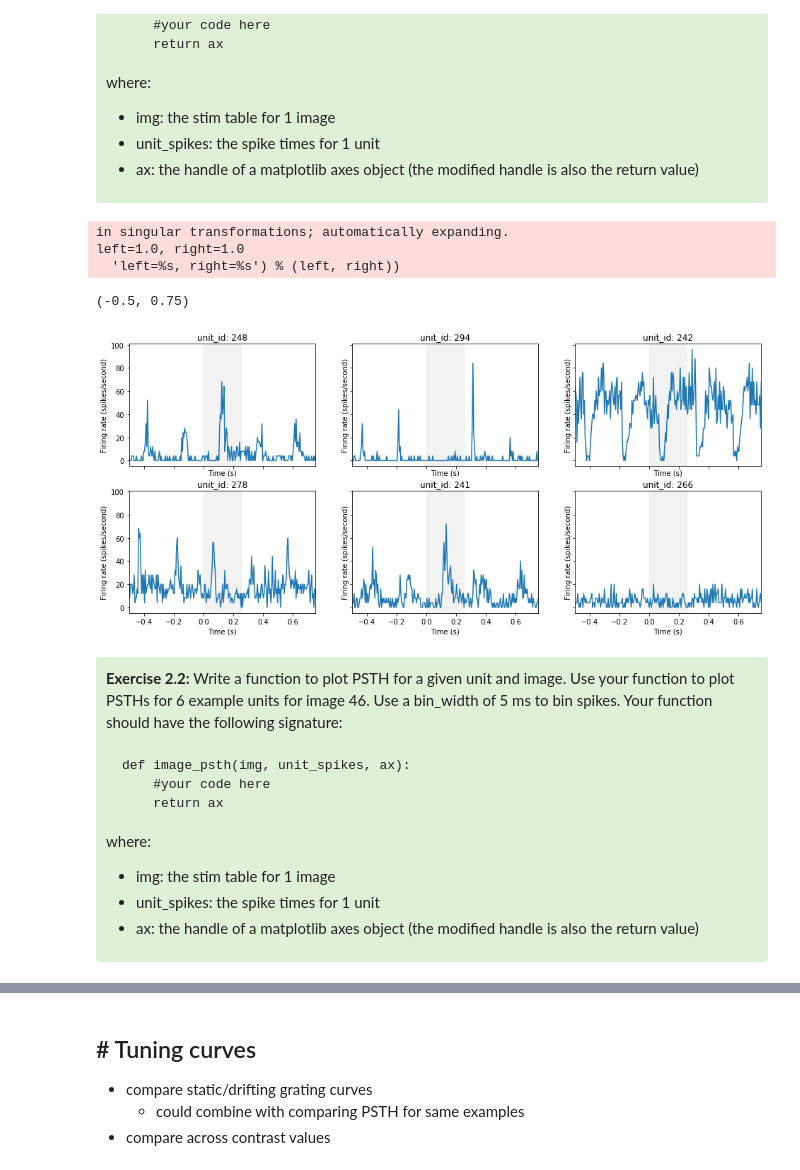
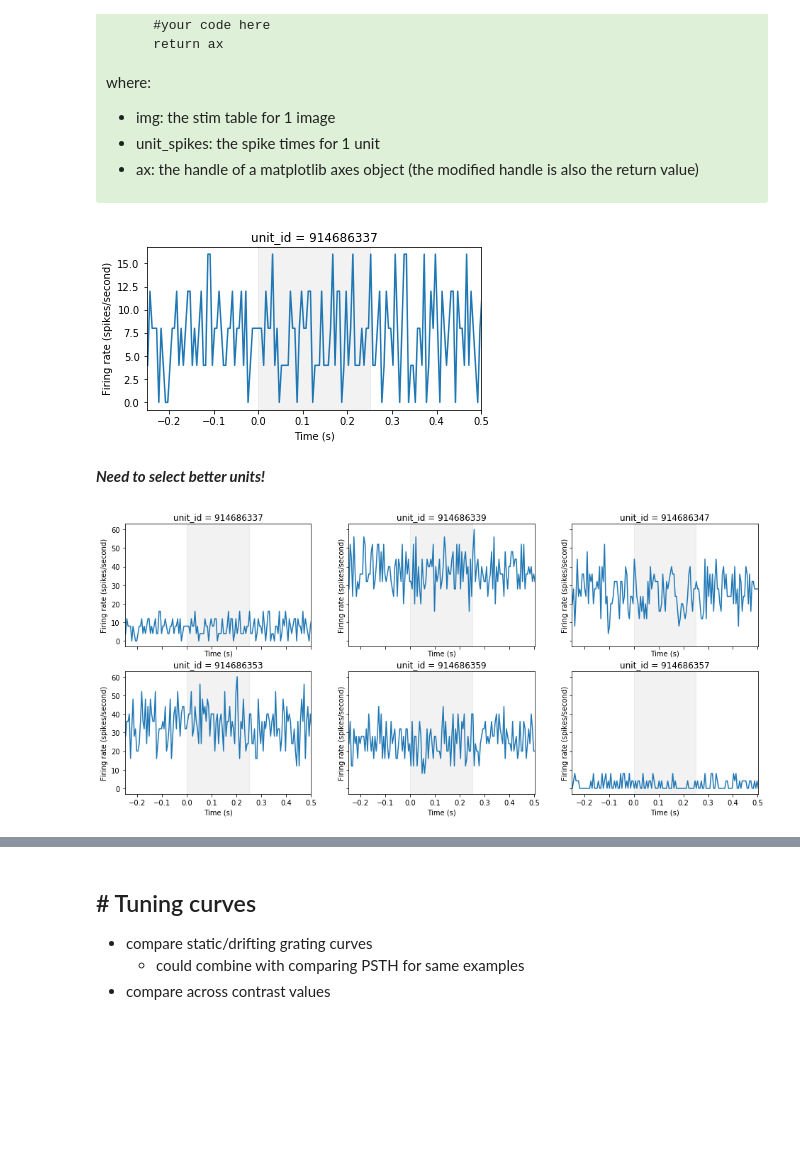
Before and after one commit to AllenInstitute/SWDB_2019, a Jupyter notebook: DynamicBrain/ecephys_files/Neuropixels_exercises.ipynb, the cells around one changed output, grey strips where cells are left out. Saved outputs shown, nothing was run; the diff lists cells and outputs as text; code cells hidden in the pictures; blank space fills up the shorter version.

Commit message:
update old exercises

```diff
--- a/DynamicBrain/ecephys_files/Neuropixels_exercises.ipynb
+++ b/DynamicBrain/ecephys_files/Neuropixels_exercises.ipynb
@@ -161,34 +105,48 @@ def image_psth(img,unit_spikes,ax=[]):
+# %%
+image_id = 46
+image_pres = session.stimulus_presentations[
+    (session.stimulus_presentations["frame"] == image_id) &
+    (session.stimulus_presentations["stimulus_name"] == "natural_scenes")]
+# %%
+# Make PSTH for each trial with 5 ms bins
+bin_width = 0.005
+duration = image_pres.duration.mean()
+pre_time = -duration
+post_time = 2*duration
+bins = np.arange(pre_time, post_time+bin_width, bin_width)
+
+histograms = session.presentationwise_spike_counts(
+    bin_edges=bins,
+    stimulus_presentation_ids=image_pres.index.values,
+    unit_ids=None
+)
+mean_histograms = histograms.mean(dim="stimulus_presentation_id")
+rates = mean_histograms/bin_width
+# %%
+def plot_psth(unit_id, rates, ax=None):
+    #Default params
+    if not ax:
+        fig,ax = plt.subplots(1,1,figsize=(6,3))
+
+    rates.loc[{'unit_id':unit_id}].plot(ax=ax)
+    ax.axvspan(0, duration, color='gray', alpha=0.1)
+    ax.set_ylabel('Firing rate (spikes/second)')
+    ax.set_xlabel('Time (s)')
+    ax.set_xlim(pre_time,post_time)
+
+unit_id = 914686337
+plot_psth(unit_id, rates)
+# %% [output]
+[figure, added]
+# %% [markdown]
+***Need to select better units!***
 # %%
 # Figure setup
-fig,ax = plt.subplots(2,3,figsize=(16,7),sharex=True,sharey=True)
+ex_unit_ids = session.units.index[:6]
+fig,ax = plt.subplots(2, 3, figsize=(16,7), sharex=True, sharey=True)
 ax = ax.ravel()
 
-for i,unit in enumerate(ex_unit_ids):
-    unit_spikes = ex_probe_spikes[unit]
-    image_psth(img,unit_spikes,ax[i])
-    ax[i].set_title('unit_id: ' + unit)
-
-ax[0].set_xlim(-0.5,0.75)
+for i, unit_id in enumerate(ex_unit_ids):
+    plot_psth(unit_id, rates, ax=ax[i])
 # %% [output]
-in singular transformations; automatically expanding.
-left=1.0, right=1.0
-  'left=%s, right=%s') % (left, right))
-(-0.5, 0.75)
-[figure, old version]
+[figure, new version]
-# %% [markdown]
-<div style="background: #DFF0D8; border-radius: 3px; padding: 10px;">
-<b>Exercise 2.2:</b> Write a function to plot PSTH for a given unit and image. Use your function to plot PSTHs for 6 example units for image 46. Use a bin_width of 5 ms to bin spikes. Your function should have the following signature:
-
-<pre><code>
-def image_psth(img, unit_spikes, ax):
-    #your code here
-    return ax
-</code></pre>
-
-where:
-<ul>
-    <li>img: the stim table for 1 image</li>
-    <li>unit_spikes: the spike times for 1 unit</li>
-    <li>ax: the handle of a matplotlib axes object (the modified handle is also the return value)</li>
-</ul>
-</div>
```
Also changed, not shown: parts of 13 cells of this notebook.
